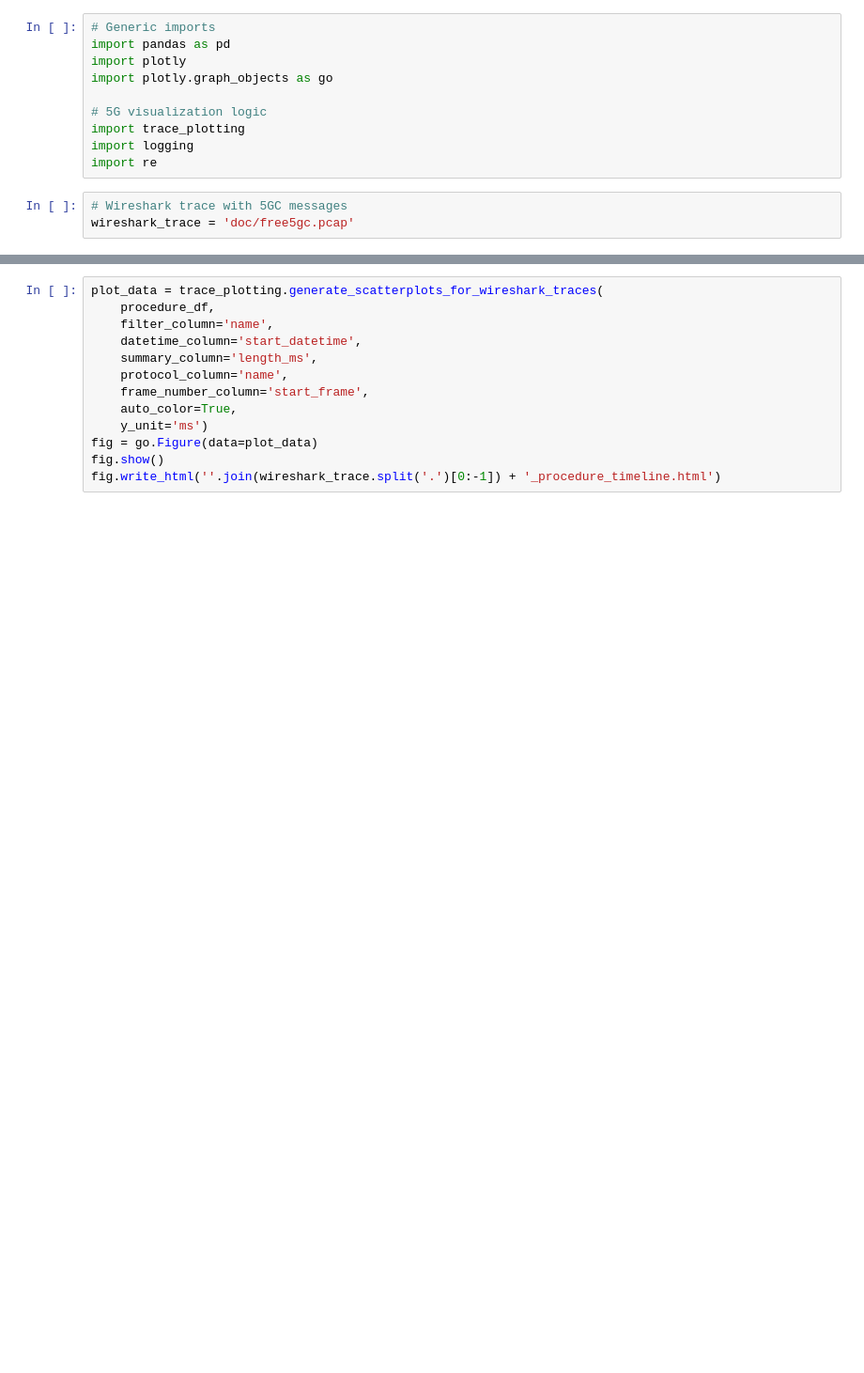
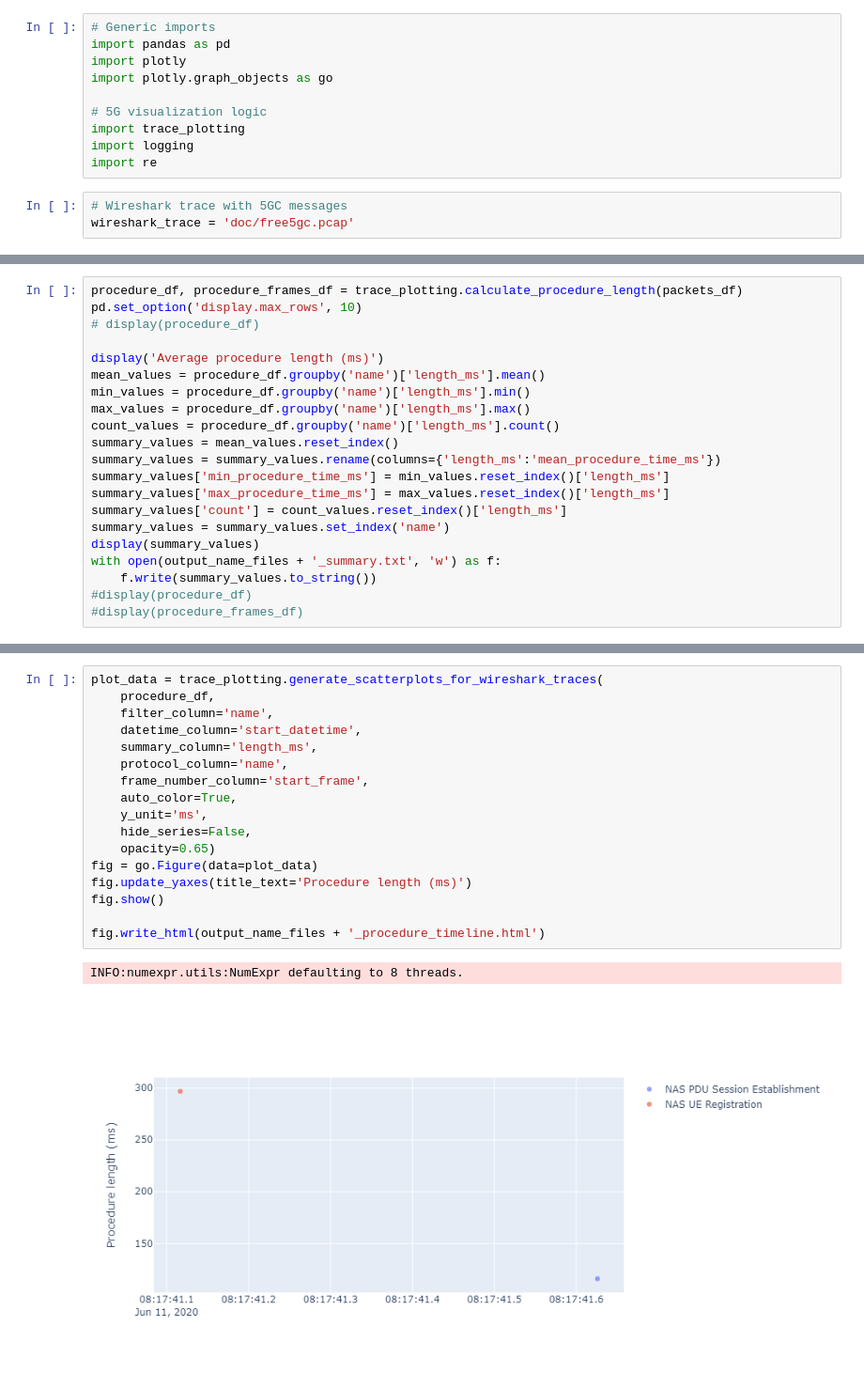
Before and after one commit to telekom/5g-trace-visualizer, a Jupyter notebook: plotting_procedure_time.ipynb, the cells around one changed output, grey strips where cells are left out. Shown at 94% size. Saved outputs shown, nothing was run; the diff lists cells and outputs as text; blank space fills up the shorter version.

```diff
--- a/plotting_procedure_time.ipynb
+++ b/plotting_procedure_time.ipynb
@@ -41,0 +30,21 @@ Name: length_ms, dtype: float64
+# %%
+procedure_df, procedure_frames_df = trace_plotting.calculate_procedure_length(packets_df)
+pd.set_option('display.max_rows', 10)
+# display(procedure_df)
+
+display('Average procedure length (ms)')
+mean_values = procedure_df.groupby('name')['length_ms'].mean()
+min_values = procedure_df.groupby('name')['length_ms'].min()
+max_values = procedure_df.groupby('name')['length_ms'].max()
+count_values = procedure_df.groupby('name')['length_ms'].count()
+summary_values = mean_values.reset_index()
+summary_values = summary_values.rename(columns={'length_ms':'mean_procedure_time_ms'})
+summary_values['min_procedure_time_ms'] = min_values.reset_index()['length_ms']
+summary_values['max_procedure_time_ms'] = max_values.reset_index()['length_ms']
+summary_values['count'] = count_values.reset_index()['length_ms']
+summary_values = summary_values.set_index('name')
+display(summary_values)
+with open(output_name_files + '_summary.txt', 'w') as f:
+    f.write(summary_values.to_string())
+#display(procedure_df)
+#display(procedure_frames_df)
@@ -82,13 +103,20 @@ TypeError: can only concatenate list (not "str") to list
 # %%
 plot_data = trace_plotting.generate_scatterplots_for_wireshark_traces(
     procedure_df,
     filter_column='name',
     datetime_column='start_datetime',
     summary_column='length_ms',
     protocol_column='name',
     frame_number_column='start_frame',
     auto_color=True,
-    y_unit='ms')
+    y_unit='ms',
+    hide_series=False,
+    opacity=0.65)
 fig = go.Figure(data=plot_data)
+fig.update_yaxes(title_text='Procedure length (ms)')
 fig.show()
-fig.write_html(''.join(wireshark_trace.split('.')[0:-1]) + '_procedure_timeline.html')
+
+fig.write_html(output_name_files + '_procedure_timeline.html')
+# %% [output]
+INFO:numexpr.utils:NumExpr defaulting to 8 threads.
+[figure, added]
```
Also changed, not shown: parts of 4 cells of this notebook, 4 other files.
